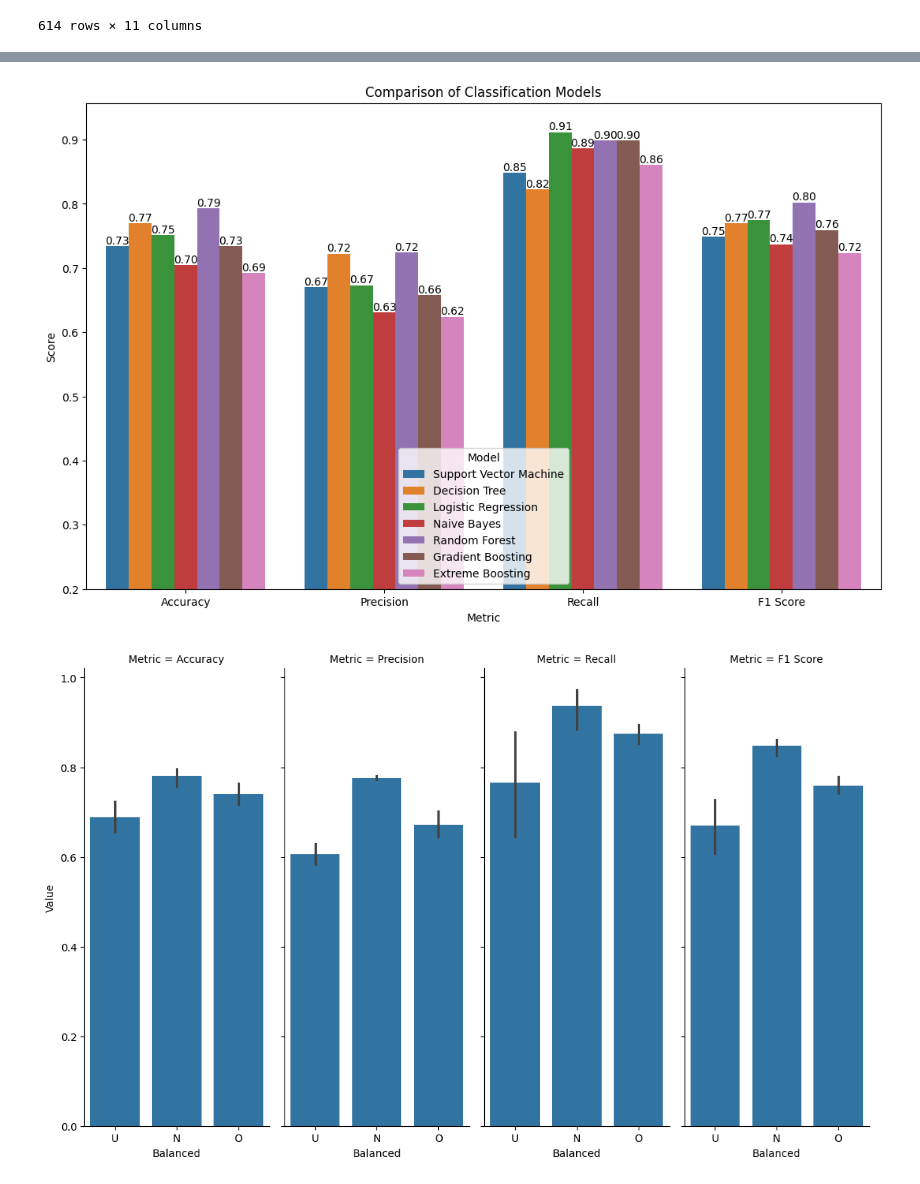
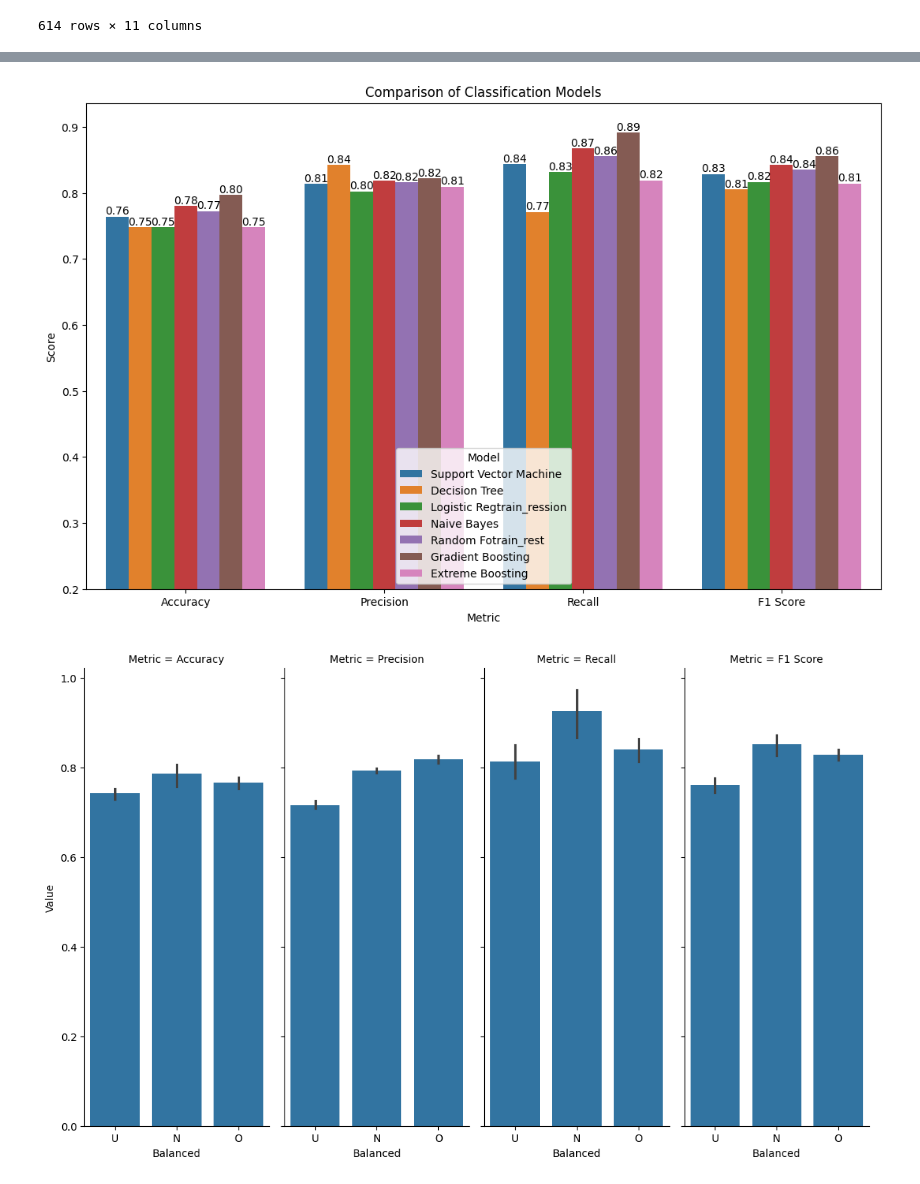
Before and after one commit to data-eater/python_practice_code, a Jupyter notebook: model_training_vsales_assign/classification.ipynb, the cells around one changed output, grey strips where cells are left out. Cells and saved outputs as stored; diff of their text form; code cells hidden in the pictures.

```diff
--- a/model_training_vsales_assign/classification.ipynb
+++ b/model_training_vsales_assign/classification.ipynb
@@ -274,3 +274,8 @@ X_train, X_test, y_train, y_test = train_test_split(
+# %%
+sm = SMOTE(random_state=42)
+X_train_encoded,X_test_res=encode_features(X_train, df_test=X_test,features = features_to_encode)
+X_train_res, y_train_res = sm.fit_resample(X_train_encoded, y_train)
+y_test_res = y_test.copy(deep=True)
 # %%
 X_train_undersampled, X_test_undersampled, y_train_undersampled, y_test_undersampled = (
     train_test_split(
@@ -567,9 +532,9 @@ data_train_over
 models_over = {
     'Support Vector Machine': make_pipeline(StandardScaler(), SVC()),
     'Decision Tree': tree.DecisionTreeClassifier(),
-    'Logistic Regression': make_pipeline(StandardScaler(), LogisticRegression(max_iter=1000)),
+    'Logistic Regtrain_ression': make_pipeline(StandardScaler(), LogisticRegression(max_iter=1000)),
     'Naive Bayes': GaussianNB(),
-    'Random Forest': make_pipeline(StandardScaler(), RandomForestClassifier(n_estimators=150)),
+    'Random Fotrain_rest': make_pipeline(StandardScaler(), RandomForestClassifier(n_estimators=150)),
     'Gradient Boosting': GradientBoostingClassifier(n_estimators=100, learning_rate=0.01, max_depth=6, random_state=0),
     'Extreme Boosting': XGBClassifier(n_estimators=100, max_depth=6, learning_rate=0.01, objective='binary:logistic')
 }
@@ -580,43 +545,43 @@ metrics_over = {
     'Precision': [],
     'Recall': [],
     'F1 Score': [],
 }
 
 pos_label = 'Y'
 for name, model in models_over.items():
     if name == 'Extreme Boosting':
-        y_train_over = y_train_over.apply(lambda x: 1 if x == 'Y' else (0 if x == 'N' else x))
-        y_train_over = y_train_over
-        y_test_over = y_test_over.apply(lambda x: 1 if x == 'Y' else (0 if x == 'N' else x))
+        y_train_res = y_train_res.apply(lambda x: 1 if x == 'Y' else (0 if x == 'N' else x))
+        y_train_res = y_train_res
+        y_test_res = y_test_res.apply(lambda x: 1 if x == 'Y' else (0 if x == 'N' else x))
         pos_label = 1
-    model.fit(data_train_over, y_train_over)
-    y_pred = model.predict(data_test_over)
-    accuracy = accuracy_score(y_test_over, y_pred)
-    precision = precision_score(y_test_over, y_pred, pos_label=pos_label)
-    recall = recall_score(y_test_over, y_pred, pos_label=pos_label)
-    f1 = f1_score(y_test_over, y_pred, pos_label=pos_label)
+    model.fit(X_train_res, y_train_res)
+    y_pred = model.predict(X_test_res)
+    accuracy = accuracy_score(y_test_res, y_pred)
+    precision = precision_score(y_test_res, y_pred, pos_label=pos_label)
+    recall = recall_score(y_test_res, y_pred, pos_label=pos_label)
+    f1 = f1_score(y_test_res, y_pred, pos_label=pos_label)
     metrics_over['Model'].append(name)
     metrics_over['Accuracy'].append(accuracy)
     metrics_over['Precision'].append(precision)
     metrics_over['Recall'].append(recall)
     metrics_over['F1 Score'].append(f1)
 
 metrics_df_over = pd.DataFrame(metrics_over)
 
 metrics_melted_over = metrics_df_over.melt(id_vars='Model', value_vars=['Accuracy', 'Precision', 'Recall', 'F1 Score'], var_name='Metric', value_name='Value')
 
 plt.figure(figsize=(13, 8))
 bars = sns.barplot(data=metrics_melted_over, x='Metric', y='Value', hue='Model')
 for container in bars.containers:
     plt.bar_label(container, fmt='%.2f', label_type='edge')
 plt.title('Comparison of Classification Models')
 plt.ylabel('Score')
 plt.xticks(rotation=0)
 plt.ylim(bottom=0.2)
 plt.legend(title='Model', loc='lower center')
 plt.show()
 # %% [output]
-[figure, old version]
+[figure, new version]
 # %%
 metrics_melted['Balanced']='N'
 metrics_melted_undersampled['Balanced']='U'
@@ -629,4 +594,4 @@ g.map_dataframe(sns.barplot, x='Balanced', y='Value')
 g.add_legend()
 plt.show()
 # %% [output]
-[figure, old version]
+[figure, new version]
```
Also changed, not shown: parts of 16 cells of this notebook, 1 other file.
